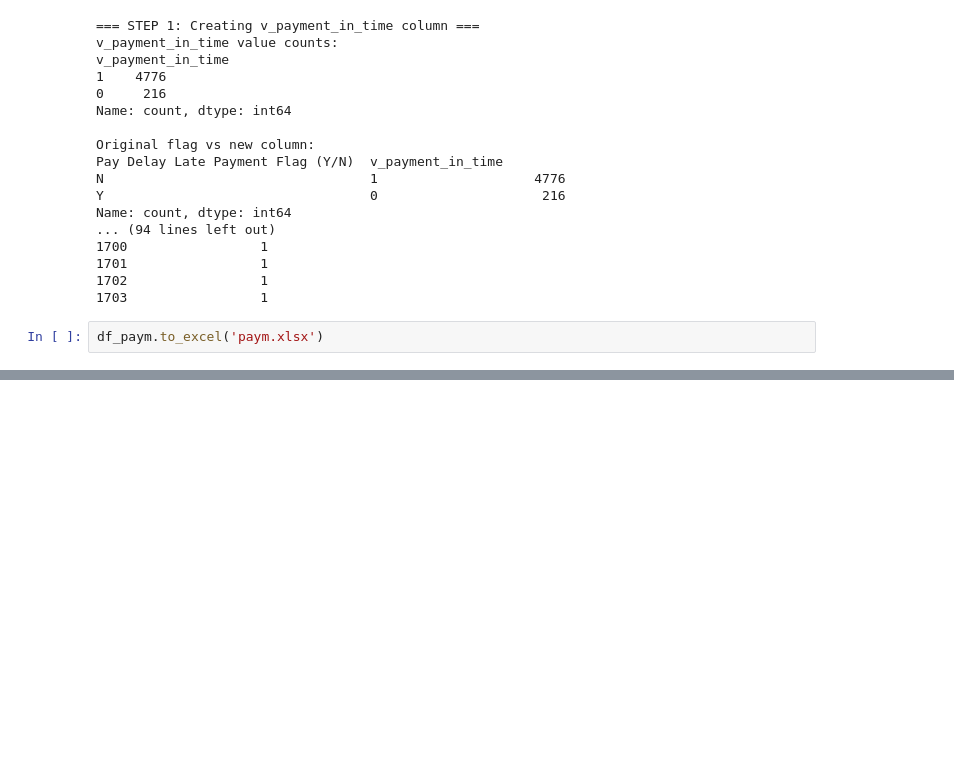
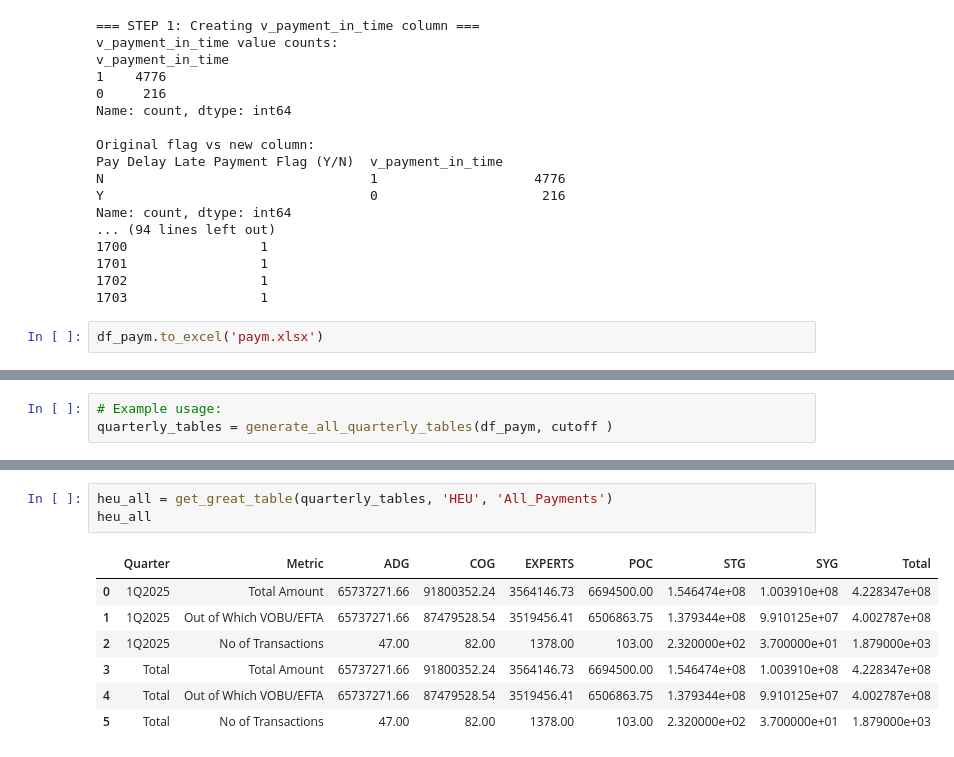
Before and after one commit to vinciliba/QuarterlyReport, a Jupyter notebook: payments.ipynb, the cells around one changed output, grey strips where cells are left out. Cells and saved outputs as stored; diff of their text form; blank space fills up the shorter version.

```diff
--- a/payments.ipynb
+++ b/payments.ipynb
@@ -577,0 +1585,3 @@ df_paym.to_excel('paym.xlsx')
+# %%
+# Example usage:
+quarterly_tables = generate_all_quarterly_tables(df_paym, cutoff )
@@ -577,0 +1650,11 @@ df_paym.to_excel('paym.xlsx')
+# %%
+heu_all = get_great_table(quarterly_tables, 'HEU', 'All_Payments')
+heu_all
+# %% [output]
+|  | Quarter | Metric | ADG | COG | EXPERTS | POC | STG | SYG | Total |
+| 0 | 1Q2025 | Total Amount | 65737271.66 | 91800352.24 | 3564146.73 | 6694500.00 | 1.546474e+08 | 1.003910e+08 | 4.228347e+08 |
+| 1 | 1Q2025 | Out of Which VOBU/EFTA | 65737271.66 | 87479528.54 | 3519456.41 | 6506863.75 | 1.379344e+08 | 9.910125e+07 | 4.002787e+08 |
+| 2 | 1Q2025 | No of Transactions | 47.00 | 82.00 | 1378.00 | 103.00 | 2.320000e+02 | 3.700000e+01 | 1.879000e+03 |
+| 3 | Total | Total Amount | 65737271.66 | 91800352.24 | 3564146.73 | 6694500.00 | 1.546474e+08 | 1.003910e+08 | 4.228347e+08 |
+| 4 | Total | Out of Which VOBU/EFTA | 65737271.66 | 87479528.54 | 3519456.41 | 6506863.75 | 1.379344e+08 | 9.910125e+07 | 4.002787e+08 |
+| 5 | Total | No of Transactions | 47.00 | 82.00 | 1378.00 | 103.00 | 2.320000e+02 | 3.700000e+01 | 1.879000e+03 |
```
Also changed, not shown: parts of 9 cells of this notebook, 1 other file.
